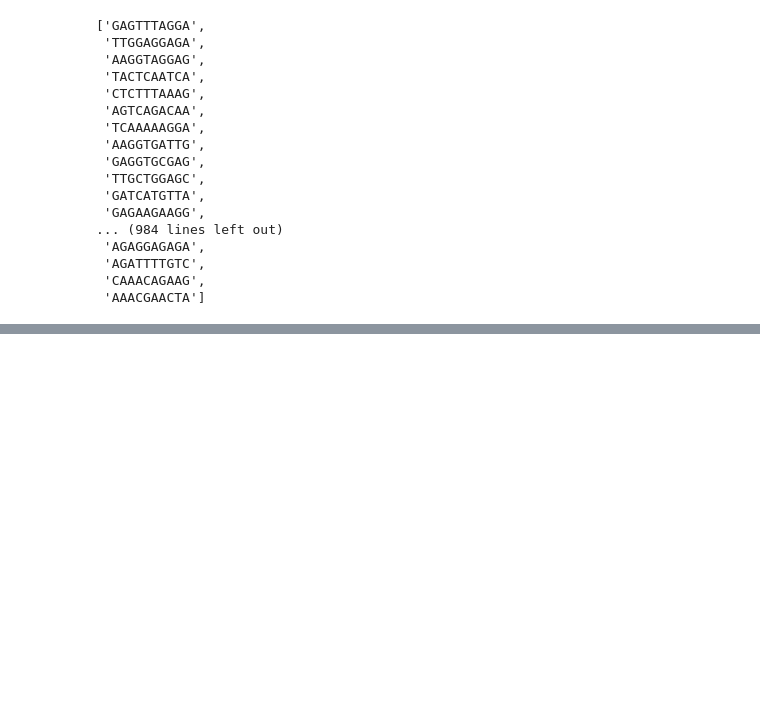
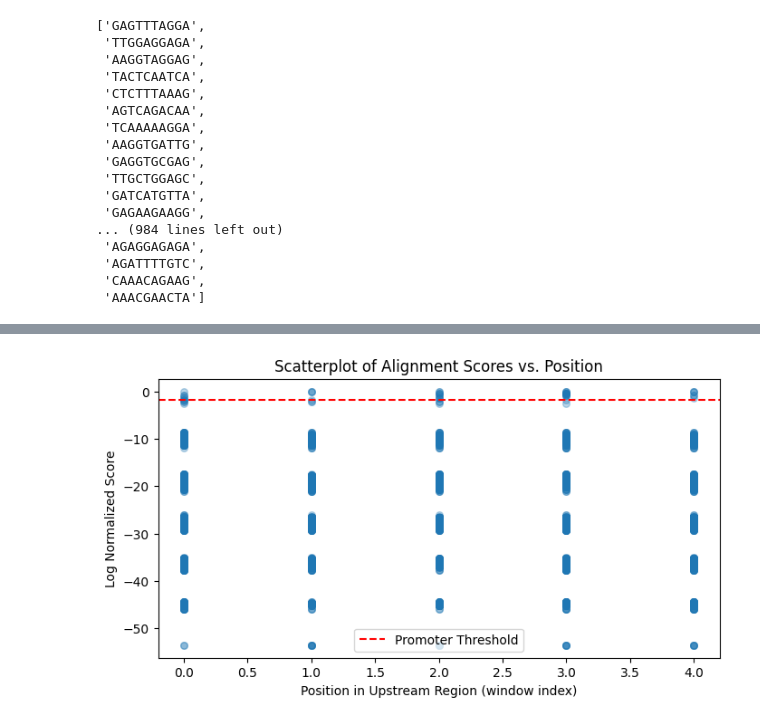
Before and after one commit to isiri01/Genomic-Signal-Processing, a Jupyter notebook: statistical_alignment.ipynb, the cells around one changed output, grey strips where cells are left out. Cells and saved outputs as stored; diff of their text form; code cells hidden in the pictures; blank space fills up the shorter version.

```diff
--- a/statistical_alignment.ipynb
+++ b/statistical_alignment.ipynb
@@ -225,0 +240,3 @@ upstream_seqs_final[100:]
+# %%
+for i in norm_score[223]:
+    print(norm_score[223][i])
@@ -225,0 +249,5 @@ upstream_seqs_final[100:]
+# %%
+for i in range(1000):
+    for j in norm_score[i]:
+        if norm_score[i][j] > -1.757020252640843:
+            print(f"Sequence index: {i}, Window: {j}, Normalized Score: {norm_score[i][j]}")
@@ -225,0 +352,17 @@ upstream_seqs_final[100:]
+# %%
+positions, scores = [], []
+for seq_scores in norm_score.values():
+    for i, (window, score) in enumerate(seq_scores.items()):
+        positions.append(i)
+        scores.append(score)
+
+plt.figure(figsize=(8,4))
+plt.scatter(positions, scores, alpha=0.3, s=30)
+plt.axhline(-1.757, color='r', linestyle='--', label='Promoter Threshold')
+plt.title('Scatterplot of Alignment Scores vs. Position')
+plt.xlabel('Position in Upstream Region (window index)')
+plt.ylabel('Log Normalized Score')
+plt.legend()
+plt.show()
+# %% [output]
+[figure, added]
```
Also changed, not shown: parts of 17 cells of this notebook.
